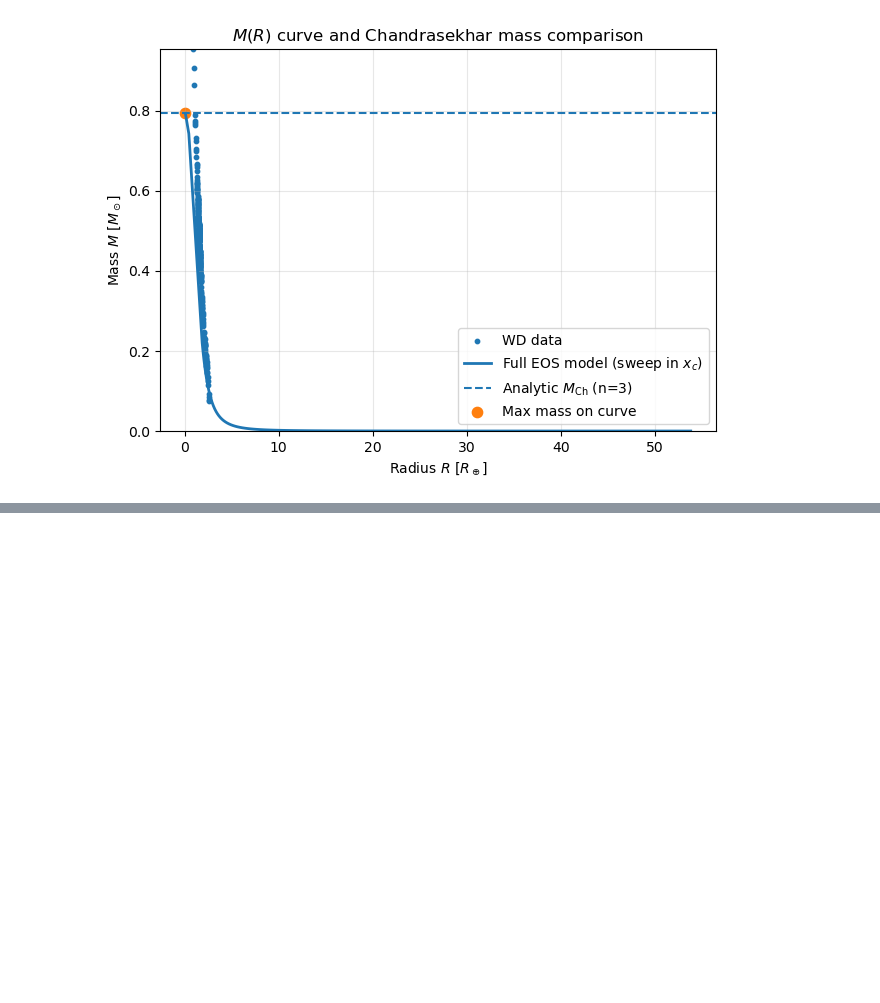
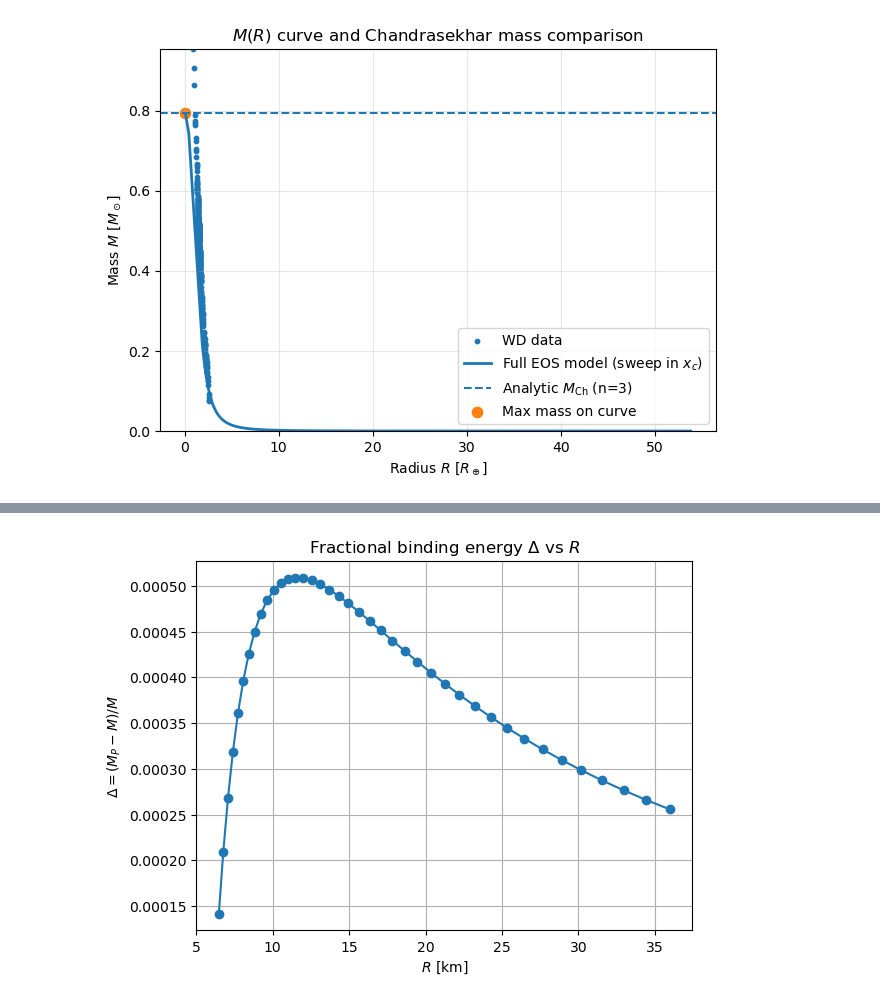
Before and after one commit to melihkayrakadioglu/phys414_final_project_kadioglu_melih_kayra, a Jupyter notebook: phys414_final_project_kadioglu_melih_kadioglu.ipynb, the cells around one changed output, grey strips where cells are left out. Cells and saved outputs as stored; diff of their text form; code cells hidden in the pictures; blank space fills up the shorter version.

```diff
--- a/phys414_final_project_kadioglu_melih_kadioglu.ipynb
+++ b/phys414_final_project_kadioglu_melih_kadioglu.ipynb
@@ -1155,0 +1375,99 @@ Ratio (numerical/analytic) = 0.9988204904451082
+# %%
+def tov_rhs_with_mp(r, y):
+    m, nu, p, mP = y
+
+    if p <= 0.0:
+        return [0.0, 0.0, 0.0, 0.0]             # stop region
+
+    rho_r = rho_r_from_p_dimless(p)              # uses your existing inversion
+    _, rho = eos_from_rho_r_dimless(rho_r)       # uses your existing EOS
+
+    if r <= 0.0:
+        return [0.0, 0.0, 0.0, 0.0]              # regular center
+
+    denom = r * (r - 2.0 * m)
+    A = (m + 4.0 * np.pi * r**3 * p) / denom     # common GR factor
+
+    dm  = 4.0 * np.pi * r**2 * rho
+    dnu = 2.0 * A
+    dp  = -(rho + p) * A
+
+    # Eq. (16): mP' = 4π (1-2m/r)^(-1/2) r^2 ρ_r
+    redshift_fac = (1.0 - 2.0 * m / r) ** (-0.5)
+    dmP = 4.0 * np.pi * redshift_fac * r**2 * rho_r
+
+    return [dm, dnu, dp, dmP]
+
+
+def event_p_zero_with_mp(r, y):
+    """Same stopping rule with 4 components."""
+    return y[2]
+
+event_p_zero_with_mp.terminal = True
+event_p_zero_with_mp.direction = -1
+
+# integrate one model
+def integrate_star_with_mp(p_c, r_max=50.0):
+    """
+    Same as our previous integrate_star(), but returns (M, R, MP, Delta).
+    """
+    r0 = 1e-6                                    # same start as before
+    y0 = [0.0, 0.0, p_c, 0.0]                     # m(0)=0, nu(0)=0, p(0)=pc, mP(0)=0
+
+    sol = solve_ivp(
+        tov_rhs_with_mp,
+        t_span=(r0, r_max),
+        y0=y0,
+        events=event_p_zero_with_mp,
+        rtol=1e-8,
+        atol=1e-10,
+        max_step=0.05
+    )
+
+    if sol.status != 1 or len(sol.t_events[0]) == 0:
+        return np.nan, np.nan, np.nan, np.nan
+
+    R  = sol.t_events[0][0]
+    M  = sol.y_events[0][0][0]
+    MP = sol.y_events[0][0][3]
+
+    Delta = (MP - M) / M                          # Eq. (17)
+    return M, R, MP, Delta
+
+# sweep + plots
+Ms2, Rs2, MPs2, Deltas2 = [], [], [], []
+
+for p_c in p_c_grid:                              # uses our existing grid
+    M, R, MP, Delta = integrate_star_with_mp(p_c, r_max=80.0)
+    Ms2.append(M)
+    Rs2.append(R)
+    MPs2.append(MP)
+    Deltas2.append(Delta)
+
+Ms2 = np.array(Ms2)
+Rs2 = np.array(Rs2)
+MPs2 = np.array(MPs2)
+Deltas2 = np.array(Deltas2)
+
+R_km2 = Rs2 * r_unit / 1e3                        # uses our existing r_unit
+mask2 = np.isfinite(Ms2) & np.isfinite(MPs2) & np.isfinite(R_km2) & np.isfinite(Deltas2)
+
+# Plot Δ vs R
+plt.figure()
+plt.plot(R_km2[mask2], Deltas2[mask2], marker="o", linestyle="-")
+plt.xlabel(r"$R\ \mathrm{[km]}$")
+plt.ylabel(r"$\Delta = (M_P - M)/M$")
+plt.title(r"Fractional binding energy $\Delta$ vs $R$")
+plt.grid(True)
+plt.show()
+
+# Plot M vs MP
+plt.figure()
+plt.plot(MPs2[mask2], Ms2[mask2], marker="o", linestyle="-")
+plt.xlabel(r"$M_P\ [M_\odot]$")
+plt.ylabel(r"$M\ [M_\odot]$")
+plt.title(r"$M$ vs $M_P$")
+plt.grid(True)
+plt.show()
+# %% [output]
+[figure, added]
```
Also changed, not shown: parts of 7 cells of this notebook.
